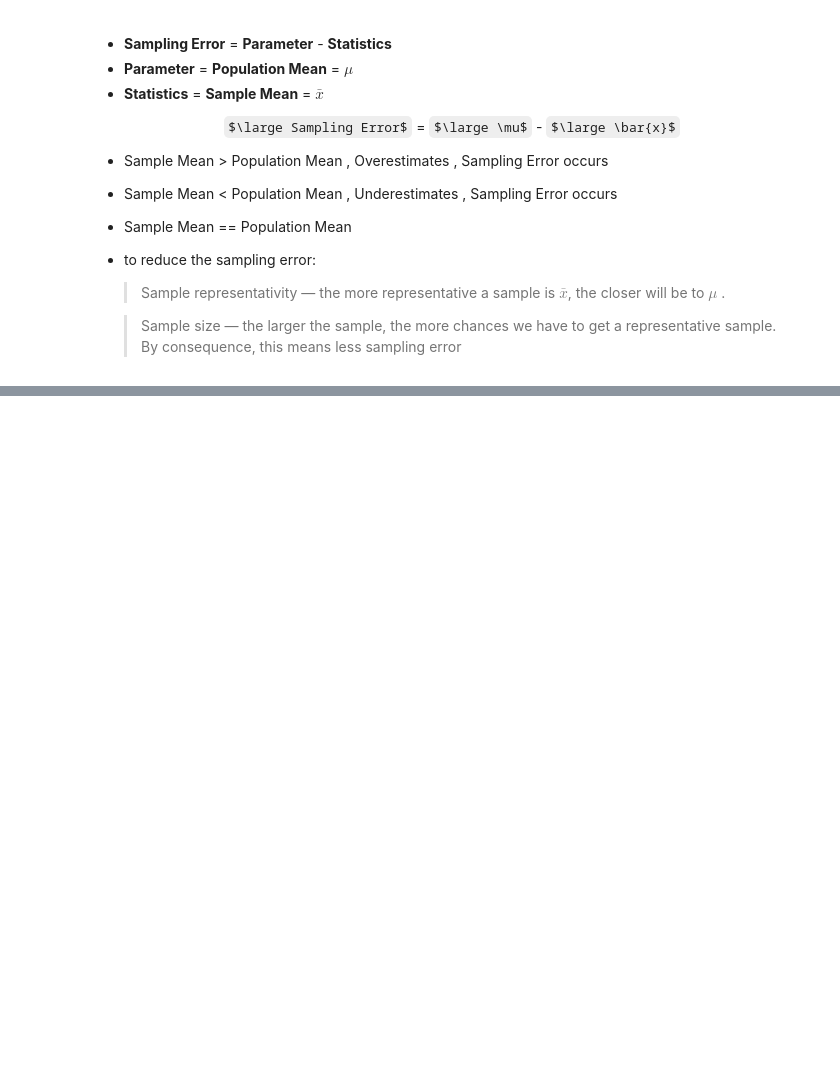
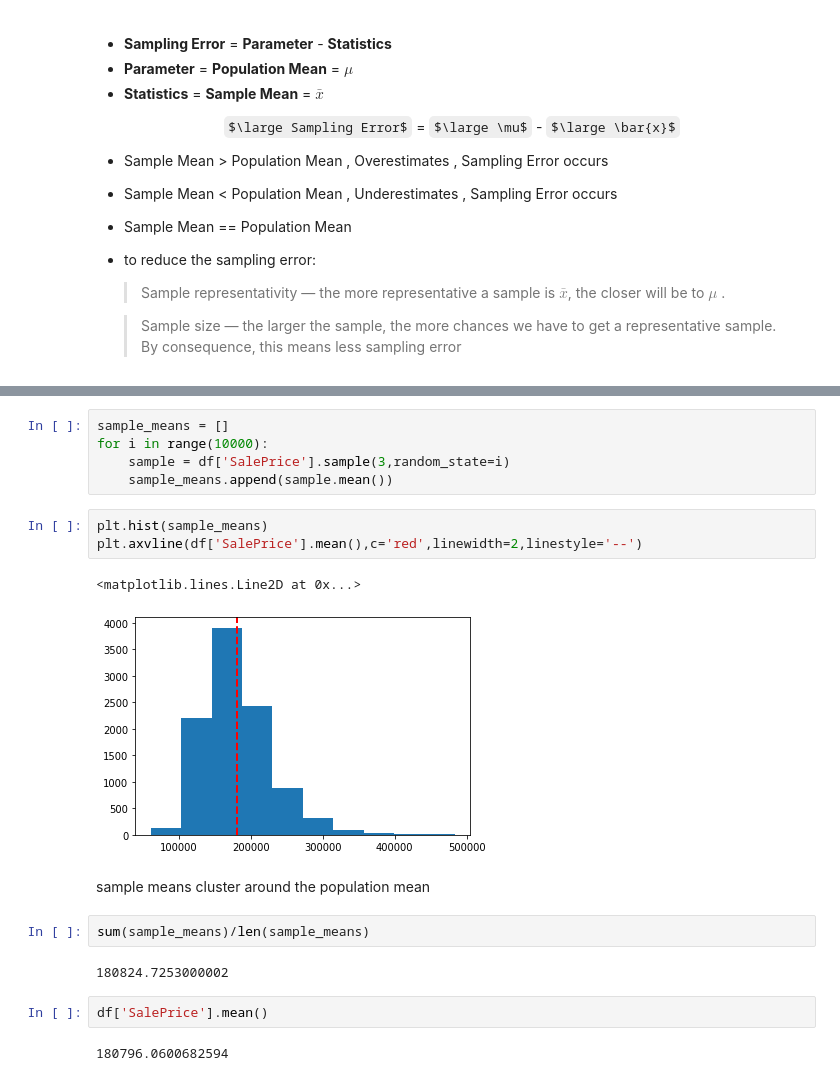
Before and after one commit to dnlsyfq/py_mean-variability, a Jupyter notebook: Chap1.ipynb, the cells around one changed output, grey strips where cells are left out. Cells and saved outputs as stored; diff of their text form; some formulas as TeX source; blank space fills up the shorter version.

```diff
--- a/Chap1.ipynb
+++ b/Chap1.ipynb
@@ -145,0 +166,21 @@ Text(0, 0.5, 'Sampling error')
+# %%
+sample_means = []
+for i in range(10000):
+    sample = df['SalePrice'].sample(3,random_state=i)
+    sample_means.append(sample.mean())
+# %%
+plt.hist(sample_means)
+plt.axvline(df['SalePrice'].mean(),c='red',linewidth=2,linestyle='--')
+# %% [output]
+<matplotlib.lines.Line2D at 0x...>
+[figure, added]
+# %% [markdown]
+sample means cluster around the population mean
+# %%
+sum(sample_means)/len(sample_means)
+# %% [output]
+180824.7253000002
+# %%
+df['SalePrice'].mean()
+# %% [output]
+180796.0600682594
```
Also changed, not shown: parts of 7 cells of this notebook.
